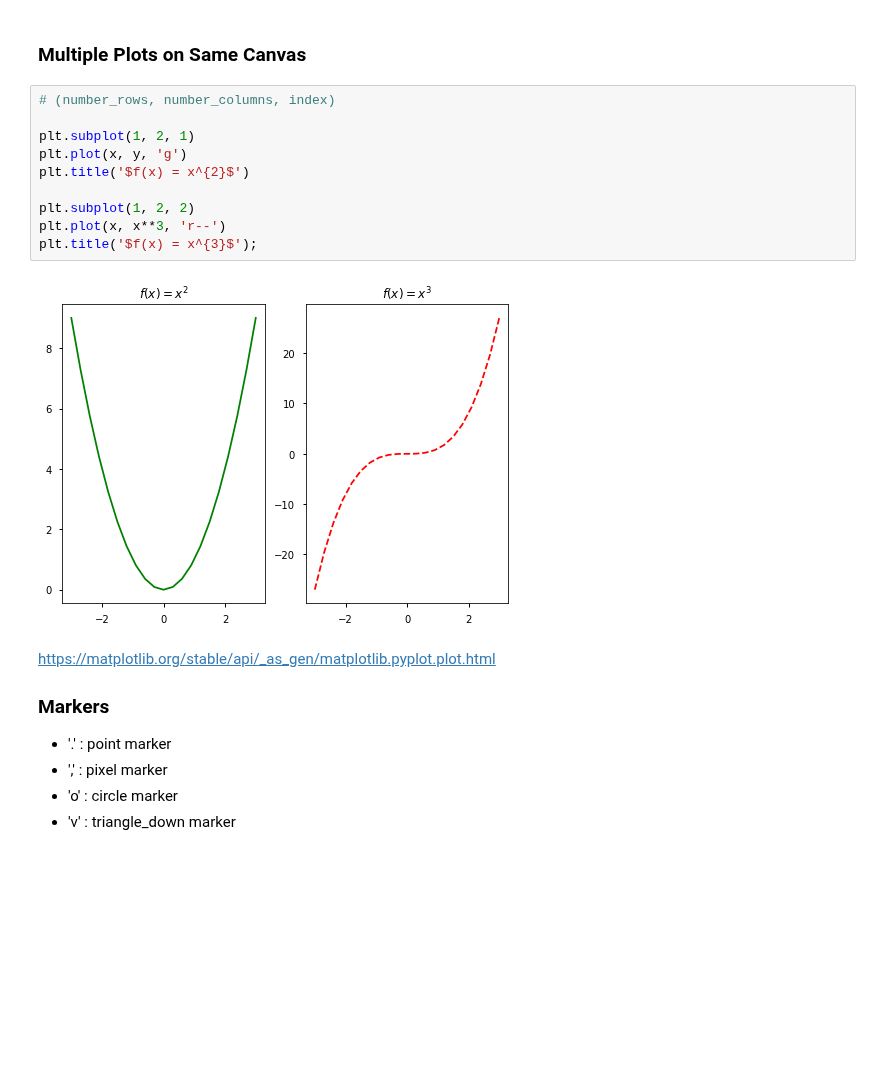
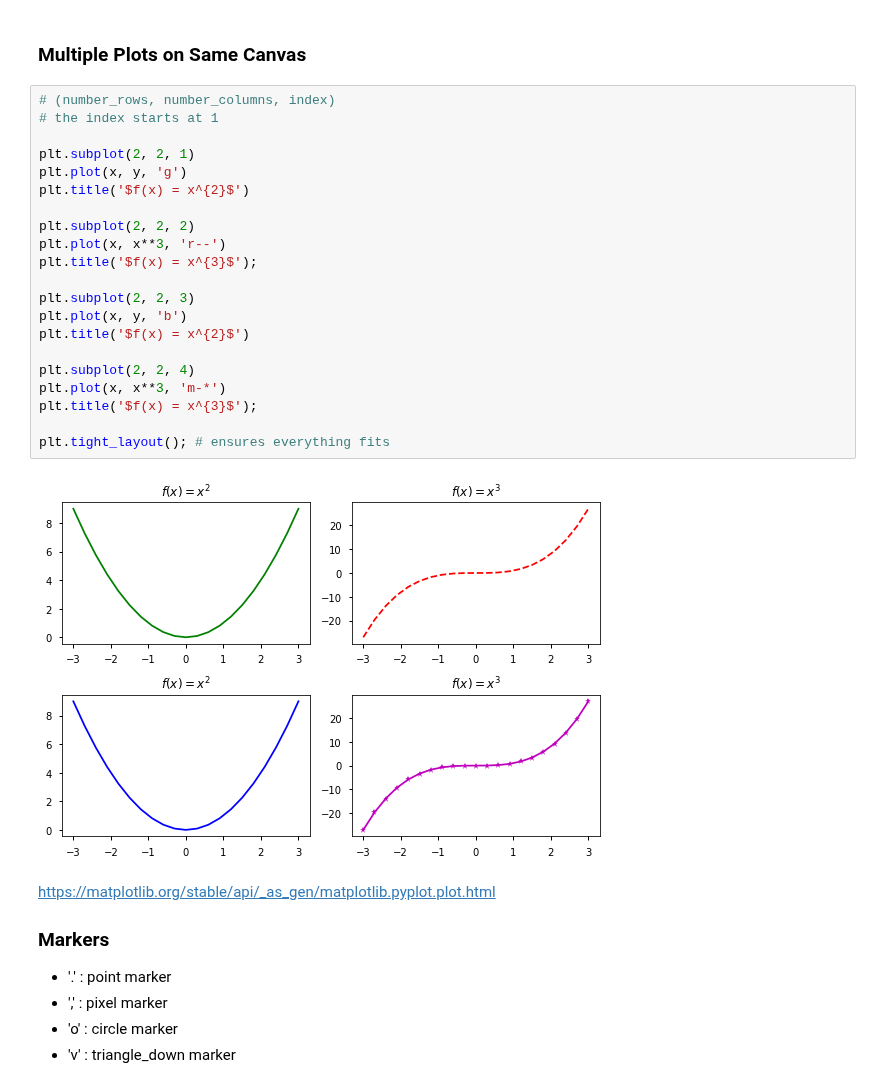
Before and after one commit to PaulToronto/Howard-University-Coursera-Linear-Algebra-For-Data-Science-Specialization, a Jupyter notebook: 1_1_2_Modeling_Data_in_Python.ipynb, the cells around one changed output. Cells and saved outputs as stored; diff of their text form; blank space fills up the shorter version.

```diff
--- a/1_1_2_Modeling_Data_in_Python.ipynb
+++ b/1_1_2_Modeling_Data_in_Python.ipynb
@@ -166,16 +166,27 @@ plt.title('Basic Plot');
 ### Multiple Plots on Same Canvas
 # %%
 # (number_rows, number_columns, index)
+# the index starts at 1
 
-plt.subplot(1, 2, 1)
+plt.subplot(2, 2, 1)
 plt.plot(x, y, 'g')
 plt.title('$f(x) = x^{2}$')
 
-plt.subplot(1, 2, 2)
+plt.subplot(2, 2, 2)
 plt.plot(x, x**3, 'r--')
 plt.title('$f(x) = x^{3}$');
+
+plt.subplot(2, 2, 3)
+plt.plot(x, y, 'b')
+plt.title('$f(x) = x^{2}$')
+
+plt.subplot(2, 2, 4)
+plt.plot(x, x**3, 'm-*')
+plt.title('$f(x) = x^{3}$');
+
+plt.tight_layout(); # ensures everything fits
 # %% [output]
-[figure, old version]
+[figure, new version]
 # %% [markdown]
 https://matplotlib.org/stable/api/_as_gen/matplotlib.pyplot.plot.html
 
```
Also changed, not shown: parts of 3 cells of this notebook.
